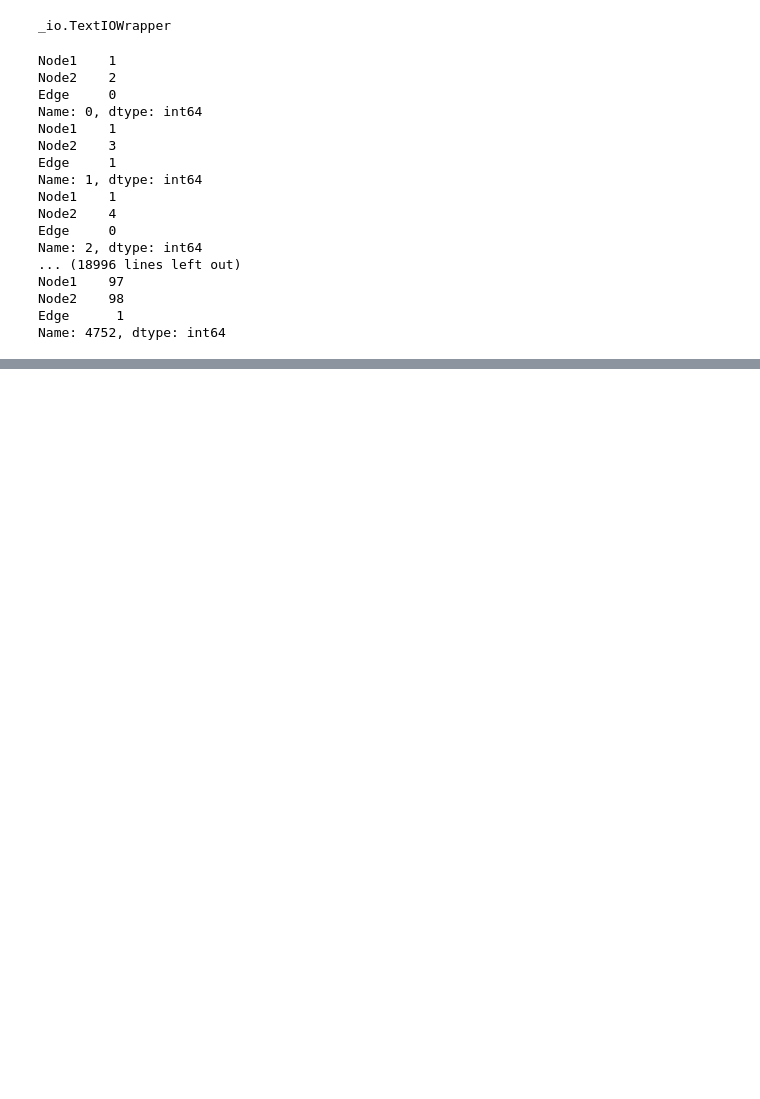
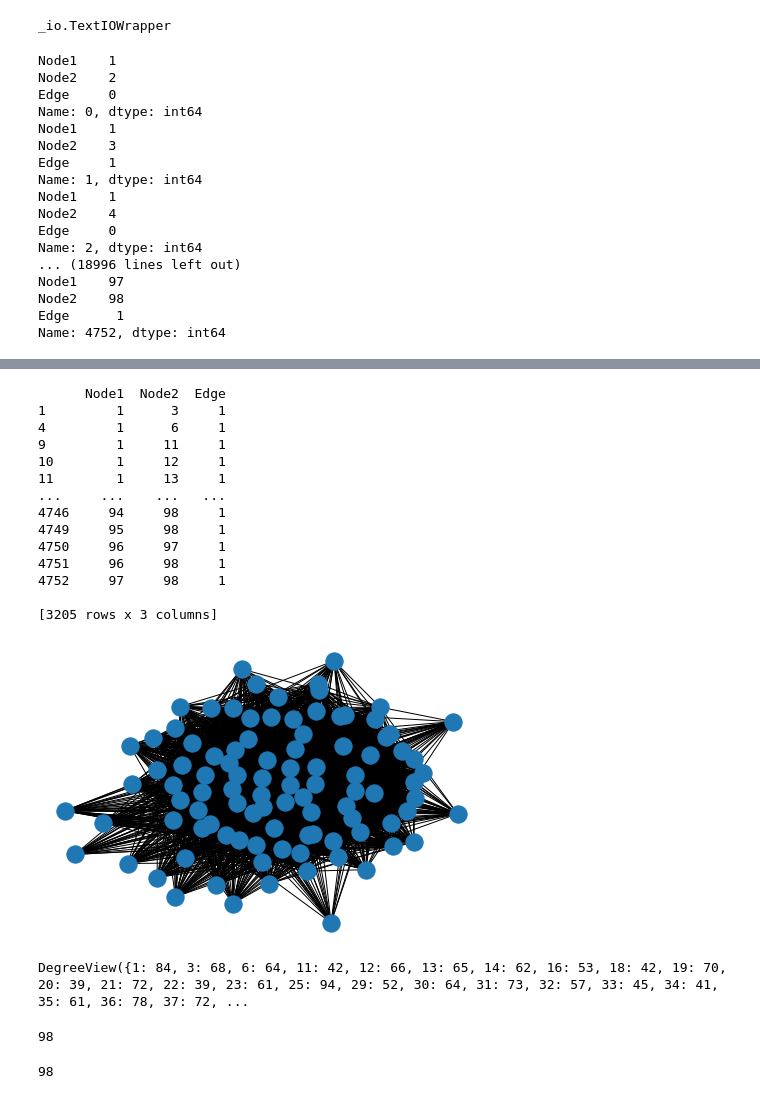
Before and after one commit to Bruce1809/POS6729Spr21, a Jupyter notebook: POS6729-HW2-BGMiller.ipynb, the cells around one changed output, grey strips where cells are left out. Drawn from its saved outputs; the diff is of its cells as text; code cells hidden in the pictures; blank space fills up the shorter version.

```diff
--- a/POS6729-HW2-BGMiller.ipynb
+++ b/POS6729-HW2-BGMiller.ipynb
@@ -115,6 +302,8 @@ min_edges = 5
 newdata = []
 Flag = 0
 counter = 0
+# first sort file by node1, then node2 to ensure logic below works
+data=data.sort_values(by=['Node1', 'Node2'])
 while x < len(data):
     # if node is not current node, set current node to new node
     if data.Node1[x] == current_node:
@@ -131,5 +320,5 @@ while x < len(data):
         counter = 0 #reset the counter
     #print(x,data.Node1[x],counter)
     x = x + 1
-print('the number of nodes with >= ', min_edges, 'equals ', len(newdata),'.', 'They are ', newdata)
+print('the number of nodes with edges >= ', min_edges, 'equals ', len(newdata),'.', 'They are ', newdata)
 # %% [output]
@@ -266,0 +472,44 @@ Name: 4752, dtype: int64
+# %%
+##############################################################
+#
+# LAST PART: CONFIRM ANSWERS ABOVE USING NETWORKX EDGE COUNT FUNCTIONS
+#
+###############################################################
+
+#FIRST remove zeros before loading into networkx
+nonzerodata = data[data["Edge"] != 0]
+print(nonzerodata)
+#NEXT load from pandas data frame:
+G = nx.from_pandas_edgelist(nonzerodata, 'Node1', 'Node2',edge_attr = 'Edge')
+#with open('1stNetworkUpload.txt', 'rb') as inf:
+#    next(inf, '')   # skip a line
+#    G = nx.read_edgelist(inf, nodetype=int, data=[("Edge", int)])
+nx.draw(G)
+# %% [output]
+      Node1  Node2  Edge
+1         1      3     1
+4         1      6     1
+9         1     11     1
+10        1     12     1
+11        1     13     1
+...     ...    ...   ...
+4746     94     98     1
+4749     95     98     1
+4750     96     97     1
+4751     96     98     1
+4752     97     98     1
+
+[3205 rows x 3 columns]
+[figure, added]
+# %%
+G.degree()
+# %% [output]
+DegreeView({1: 84, 3: 68, 6: 64, 11: 42, 12: 66, 13: 65, 14: 62, 16: 53, 18: 42, 19: 70, 20: 39, 21: 72, 22: 39, 23: 61, 25: 94, 29: 52, 30: 64, 31: 73, 32: 57, 33: 45, 34: 41, 35: 61, 36: 78, 37: 72, ...
+# %%
+len([node for node,degree in dict(G.degree(weight="weight")).items() if degree >= 1])
+# %% [output]
+98
+# %%
+len([node for node,degree in dict(G.degree(weight="weight")).items() if degree >= 5])
+# %% [output]
+98
```
Also changed, not shown: parts of 18 cells of this notebook.
